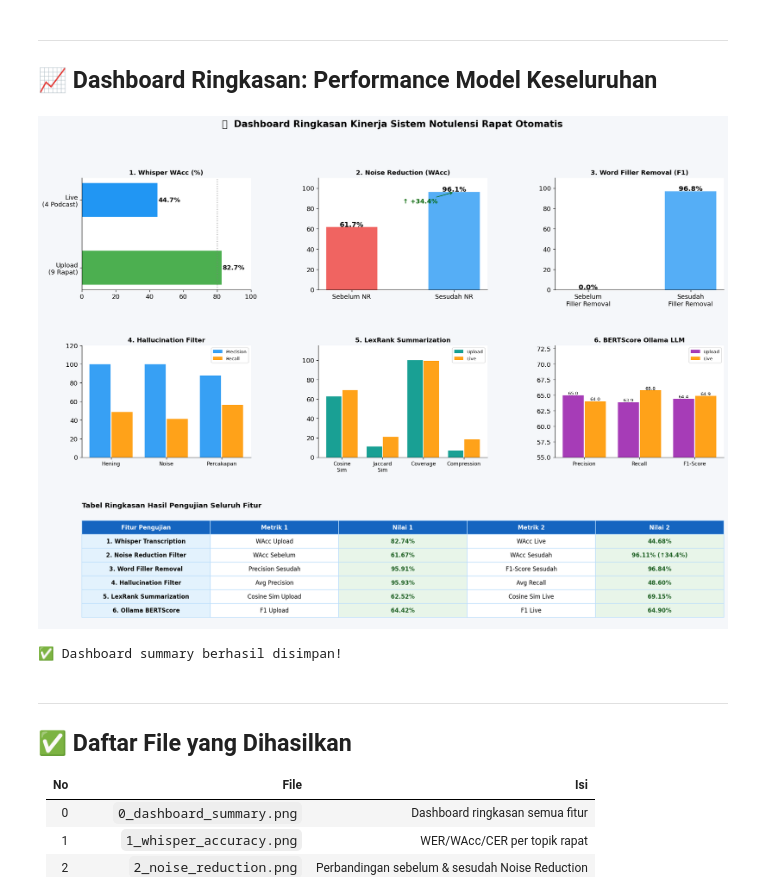
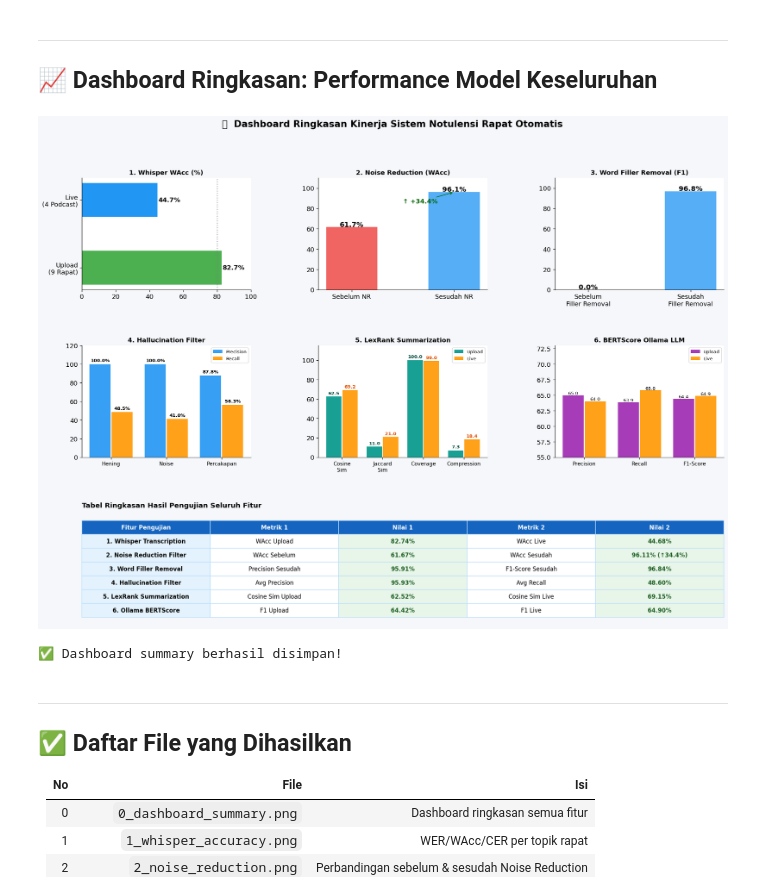
Before and after one commit to syifaurrahman/Notulensi-Rapat-Skripsi, a Jupyter notebook: visual uji/visualisasi_pengujian_sistem.ipynb, the cells around one changed output. Cells and saved outputs as stored; diff of their text form; code cells hidden in the pictures.

```diff
--- a/visual uji/visualisasi_pengujian_sistem.ipynb
+++ b/visual uji/visualisasi_pengujian_sistem.ipynb
@@ -622,6 +622,9 @@ rec_short  = [48.48, 40.97, 56.34]
 x4v = np.arange(len(conds_h))
 ax4.bar(x4v - 0.2, prec_short, 0.38, label='Precision', color=BLUE, alpha=0.9)
 ax4.bar(x4v + 0.2, rec_short,  0.38, label='Recall',    color=ORANGE, alpha=0.9)
+for j, (p, r) in enumerate(zip(prec_short, rec_short)):
+    ax4.text(x4v[j]-0.2, p+1.5, f'{p:.1f}%', ha='center', va='bottom', fontsize=8, fontweight='bold')
+    ax4.text(x4v[j]+0.2, r+1.5, f'{r:.1f}%', ha='center', va='bottom', fontsize=8, fontweight='bold')
 ax4.set_xticks(x4v)
 ax4.set_xticklabels(conds_h, fontsize=9)
 ax4.set_ylim(0, 120)
@@ -636,6 +639,9 @@ lv_avg = [np.mean(cosine_lv), np.mean(jaccard_lv), np.mean(coverage_lv), np.mean
 x5 = np.arange(len(cats5))
 ax5.bar(x5 - 0.2, up_avg, 0.38, label='Upload', color=TEAL, alpha=0.9)
 ax5.bar(x5 + 0.2, lv_avg, 0.38, label='Live',   color=ORANGE, alpha=0.9)
+for j, (u, l) in enumerate(zip(up_avg, lv_avg)):
+    ax5.text(x5[j]-0.2, u+1.0, f'{u:.1f}', ha='center', va='bottom', fontsize=8, fontweight='bold', color='#004D40')
+    ax5.text(x5[j]+0.2, l+1.0, f'{l:.1f}', ha='center', va='bottom', fontsize=8, fontweight='bold', color='#E65100')
 ax5.set_xticks(x5)
 ax5.set_xticklabels(cats5, fontsize=9)
 ax5.set_ylim(0, 115)
@@ -671,34 +677,34 @@ summary_data = [
     ['6. Ollama BERTScore', 'F1 Upload', f'{np.mean(bert_f1_up):.2f}%', 'F1 Live', f'{np.mean(bert_f1_lv):.2f}%'],
 ]
 col_labels = ['Fitur Pengujian', 'Metrik 1', 'Nilai 1', 'Metrik 2', 'Nilai 2']
 tbl = ax7.table(cellText=summary_data, colLabels=col_labels,
                 loc='center', cellLoc='center')
 tbl.auto_set_font_size(False)
 tbl.set_fontsize(10)
 tbl.scale(1, 2.0)
 for (row, col), cell in tbl.get_celld().items():
     if row == 0:
         cell.set_facecolor('#1565C0')
         cell.set_text_props(color='white', fontweight='bold')
     elif col == 0:
         cell.set_facecolor('#E3F2FD')
         cell.set_text_props(fontweight='bold')
     elif col in [2, 4]:
         cell.set_facecolor('#E8F5E9')
         cell.set_text_props(color='#1B5E20', fontweight='bold')
     else:
         cell.set_facecolor('#FFFFFF')
     cell.set_edgecolor('#BBDEFB')
 
 ax7.set_title('Tabel Ringkasan Hasil Pengujian Seluruh Fitur', fontsize=12,
               fontweight='bold', pad=10, loc='left')
 
 plt.savefig('../visual uji/0_dashboard_summary.png', bbox_inches='tight', dpi=150,
             facecolor='#F5F7FA')
 plt.show()
 print('\n✅ Dashboard summary berhasil disimpan!')
 # %% [output]
-[figure, old version]
+[figure, new version]
 ✅ Dashboard summary berhasil disimpan!
 # %% [markdown]
 ---
```
Also changed, not shown: 1 other file.
